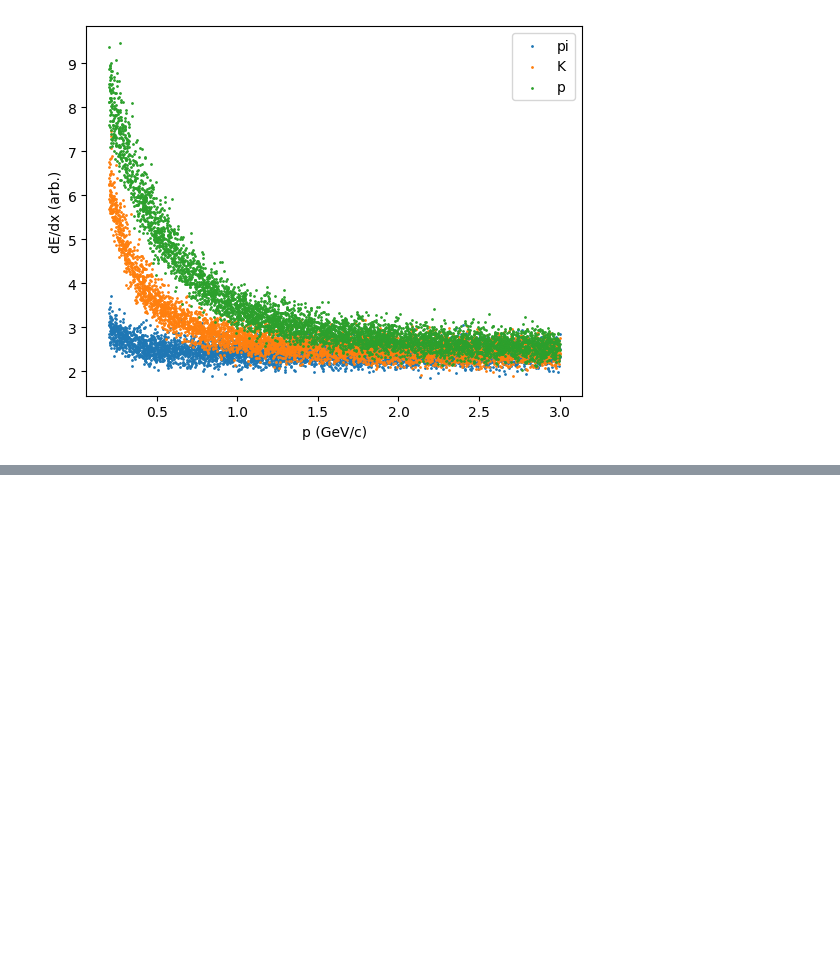
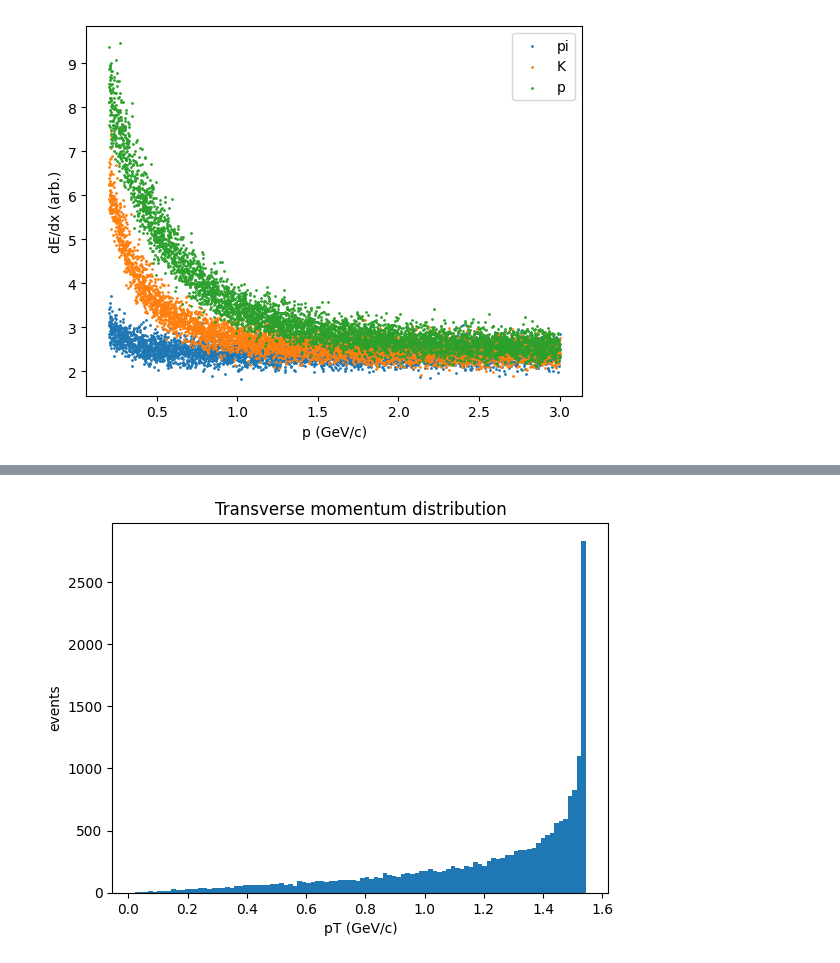
Before and after one commit to marekmichalczyk03-blip/Project_for_exam, a Jupyter notebook: generator.ipynb, the cells around one changed output, grey strips where cells are left out. Saved outputs shown, nothing was run; the diff lists cells and outputs as text; code cells hidden in the pictures; blank space fills up the shorter version.

```diff
--- a/generator.ipynb
+++ b/generator.ipynb
@@ -165,0 +324,16 @@ plt.show()
+# %%
+pT_vals = []
+
+for _ in range(20000):
+    (E1, p1), _ = two_body_decay(3.096, 0.105, 0.105)
+
+    pT = np.sqrt(p1[0]**2 + p1[1]**2)
+    pT_vals.append(pT)
+
+plt.hist(pT_vals, bins=100)
+plt.xlabel("pT (GeV/c)")
+plt.ylabel("events")
+plt.title("Transverse momentum distribution")
+plt.show()
+# %% [output]
+[figure, added]
```
Also changed, not shown: parts of 16 cells of this notebook.
